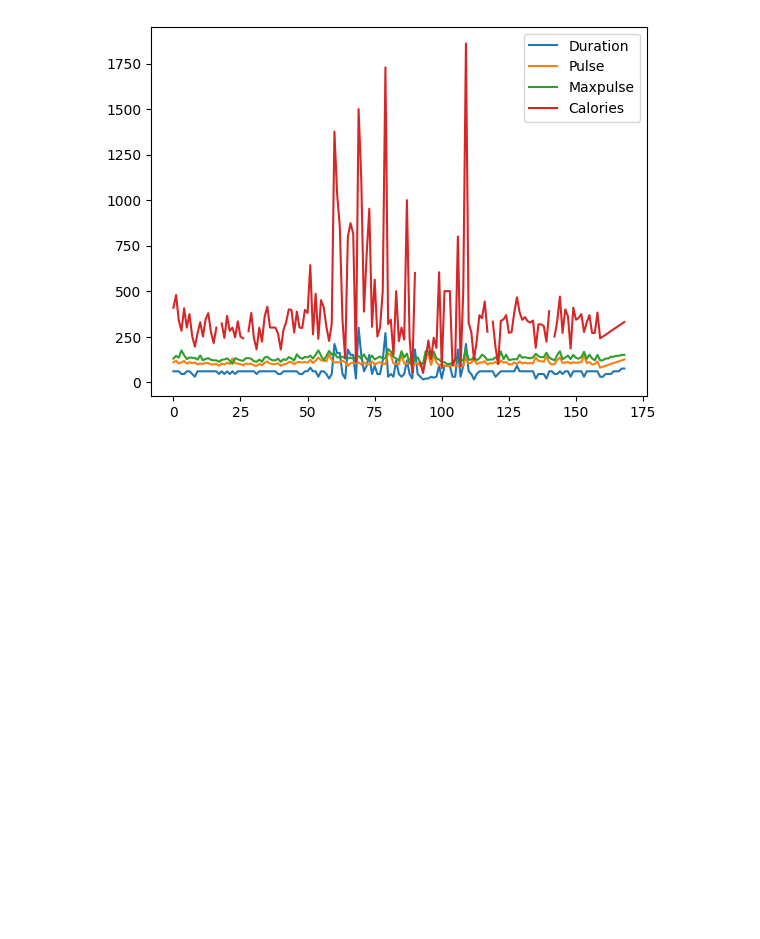
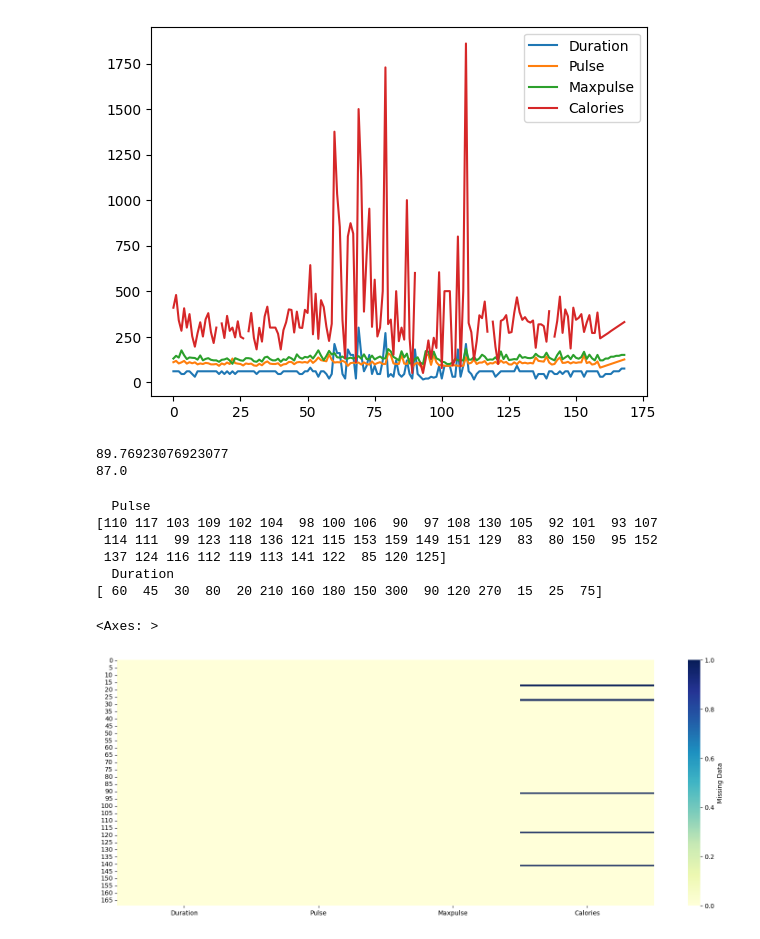
Before and after one commit to ingenziart/w3-django, a Jupyter notebook: Untitled13.ipynb, the cells around one changed output. Saved outputs shown, nothing was run; the diff lists cells and outputs as text; code cells hidden in the pictures; blank space fills up the shorter version.

```diff
--- a/Untitled13.ipynb
+++ b/Untitled13.ipynb
@@ -116,3 +116,39 @@ df.plot()
 plt.show()
 # %% [output]
 [figure]
+# %%
+import numpy as np
+speed=np.array([99,86,87,88,111,86,103,87,94,78,77,85,86])
+print(np.mean(speed))
+print(np.median(speed))
+# %% [output]
+89.76923076923077
+87.0
+# %%
+import pandas as pd
+df=pd.read_csv('data.csv')
+
+#checking unique value
+column_tocheque=["Pulse","Duration"]
+for col in column_tocheque:
+  uniques=df[col].unique()
+  print(' ',col,' ')
+  print(uniques)
+# %% [output]
+  Pulse
+[110 117 103 109 102 104  98 100 106  90  97 108 130 105  92 101  93 107
+ 114 111  99 123 118 136 121 115 153 159 149 151 129  83  80 150  95 152
+ 137 124 116 112 119 113 141 122  85 120 125]
+  Duration
+[ 60  45  30  80  20 210 160 180 150 300  90 120 270  15  25  75]
+# %%
+import pandas as pd
+import seaborn as sns
+import matplotlib.pyplot as plt
+
+df=pd.read_csv('data.csv')
+plt.figure(figsize = (19,7) )
+sns.heatmap(df.isnull(),cmap="YlGnBu",cbar_kws={'label': 'Missing Data'})
+# %% [output]
+<Axes: >
+[figure, added]
```
Also changed, not shown: parts of 1 cell of this notebook.
